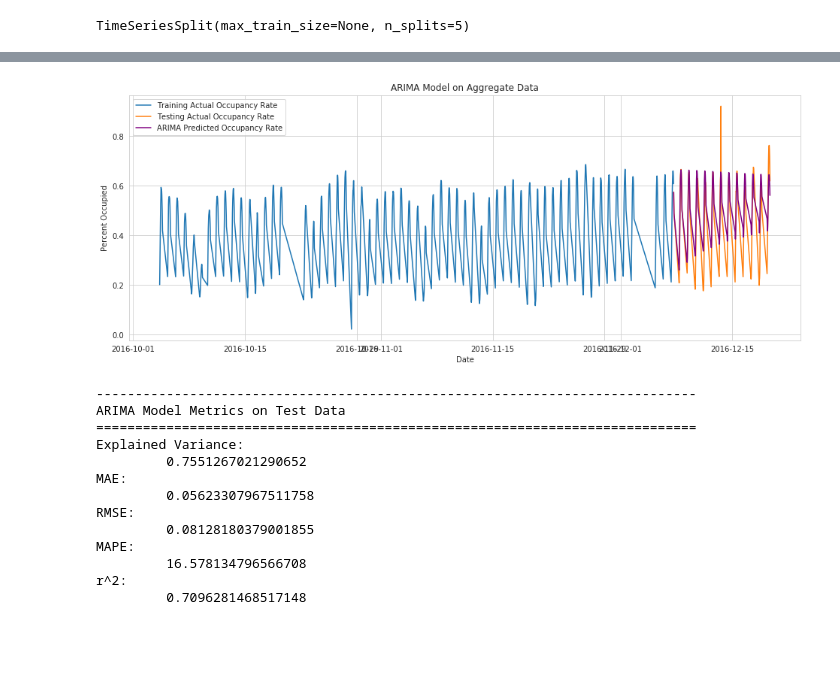
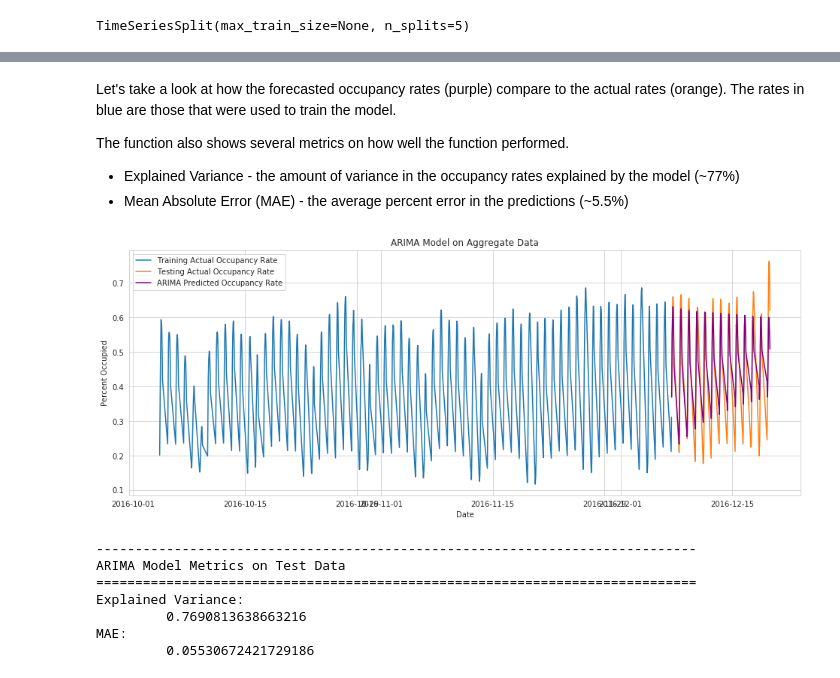
Before and after one commit to JonSolow/Parking_TimeSeries, a Jupyter notebook: Parking_TimeSeries.ipynb, the cells around one changed output, grey strips where cells are left out. Cells and saved outputs as stored; diff of their text form; code cells hidden in the pictures; blank space fills up the shorter version.

Commit message:
Clean up final notebook

```diff
--- a/Parking_TimeSeries.ipynb
+++ b/Parking_TimeSeries.ipynb
@@ -194,5 +209,5 @@ sample_plots_by_scn(df=df_clean, num_graphs=6, num_per_row=2)
 # %%
-df_agg_dthh = df.groupby('date_time_halfhour').agg({'Occupancy':['sum','count'], 'Capacity':['sum','count']})
+df_agg_dthh = df_clean.groupby('date_time_halfhour').agg({'Occupancy':['sum','count'], 'Capacity':['sum','count']})
 df_agg_dthh['PercentOccupied'] = df_agg_dthh.Occupancy['sum'] / df_agg_dthh.Capacity['sum']
 # %%
 # Check for times when we dont have a big enough sample
@@ -422,33 +424,33 @@ results_AR = arima_model.fit(disp=-1)
+# %% [markdown]
+Let's take a look at how the forecasted occupancy rates (purple) compare to the actual rates (orange).  The rates in blue are those that were used to train the model.
+
+The function also shows several metrics on how well the function performed.
+* Explained Variance - the amount of variance in the occupancy rates explained by the model (~77%)
+* Mean Absolute Error (MAE) - the average percent error in the predictions (~5.5%)
 # %%
 plt.figure(figsize=(16,6))
 plt.title('ARIMA Model on Aggregate Data')
 plt.plot(train, label='Training Actual Occupancy Rate')
 plt.xlabel('Date')
 plt.ylabel('Percent Occupied')
 y_pred_AR = pd.Series(results_AR.forecast(steps=len(test))[0], index=test.index)
 plt.plot(test, label='Testing Actual Occupancy Rate')
-plt.plot(y_pred, color='purple', label='ARIMA Predicted Occupancy Rate')
+plt.plot(y_pred_AR, color='purple', label='ARIMA Predicted Occupancy Rate')
 plt.legend()
 
 plt.show()
 
 
 print('-'*77)
 print('ARIMA Model Metrics on Test Data')
 print('='*77)
-report_metrics(test.squeeze(), y_pred.squeeze())
+report_metrics(test.squeeze(), y_pred_AR.squeeze())
 # %% [output]
-[figure, old version]
+[figure, new version]
 -----------------------------------------------------------------------------
 ARIMA Model Metrics on Test Data
 =============================================================================
 Explained Variance:
-         0.7551267021290652
+         0.7690813638663216
 MAE:
-         0.05623307967511758
-RMSE:
-         0.08128180379001855
-MAPE:
-         16.578134796566708
-r^2:
-         0.7096281468517148
+         0.05530672421729186
```
Also changed, not shown: parts of 45 cells of this notebook.
